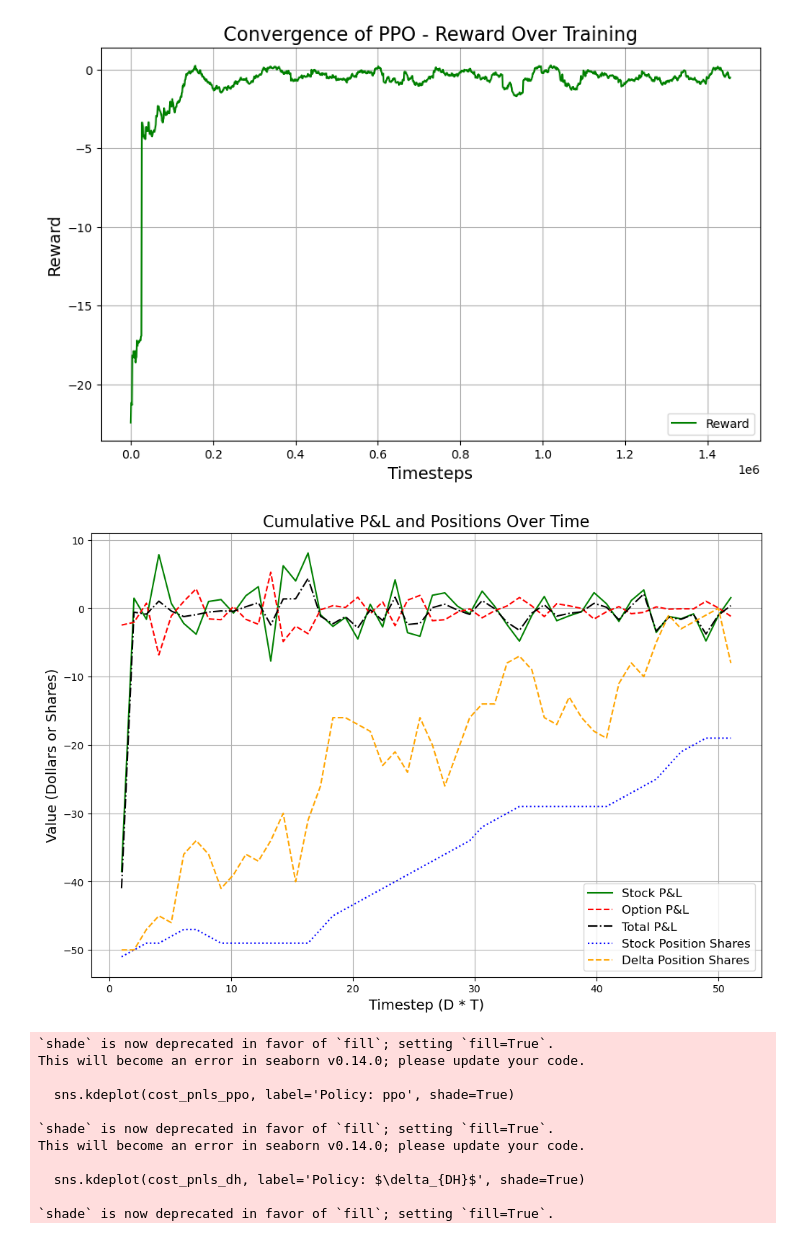
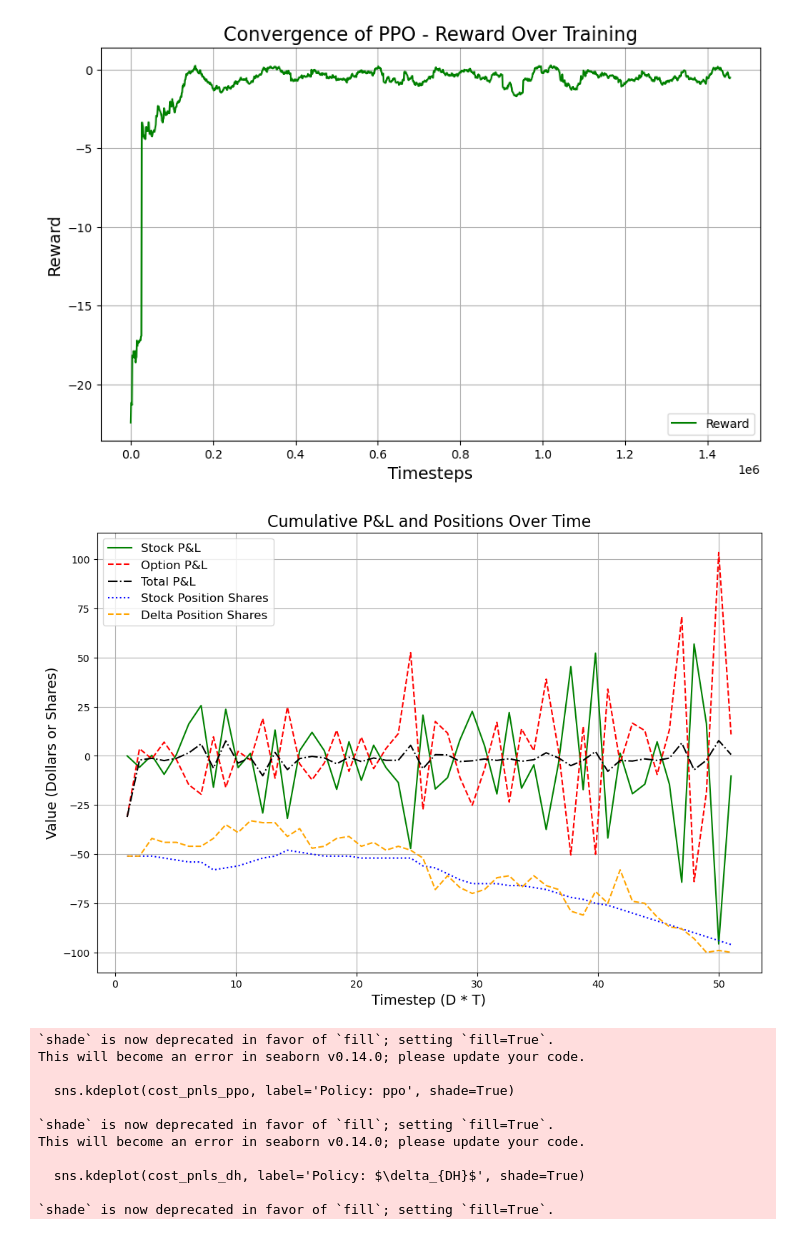
Before and after one commit to Lambulani/deepHedgingRL, a Jupyter notebook: notebooks/Deep_Hedging_PPO.ipynb, the cells around one changed output. Cells and saved outputs as stored; diff of their text form; code cells hidden in the pictures.

```diff
--- a/notebooks/Deep_Hedging_PPO.ipynb
+++ b/notebooks/Deep_Hedging_PPO.ipynb
@@ -18,7 +18,7 @@ T = 10
 num_steps = int(T/dt)
 s_0 = float(100)
 strike_price = s_0
-sigma = 0.01*dt
+sigma = 0.01
 r = 0
 
 def cost(delta_h, multiplier):
@@ -28,7 +28,7 @@ def cost(delta_h, multiplier):
 
 apm = GBM(mu=mu, dt=dt, s_0=s_0, sigma=sigma)
 opm = BSM(strike_price=strike_price, risk_free_interest_rate=r, volatility=sigma, T=T, dt=dt)
-env = env_hedging_ppo(asset_price_model=apm, dt=dt, T=T, num_steps=num_steps, cost_multiplier = 1, tick_size=0.01,
+env = env_hedging_ppo(asset_price_model=apm, dt=dt, T=T, num_steps=num_steps, cost_multiplier = 0, tick_size=0.01,
                      L=1, strike_price=strike_price, int_holdings=True, initial_holding=0, mode="PL",
                   option_price_model=opm)
 # %%
@@ -200,41 +200,41 @@ for episode in range(num_episodes):
         next_state, reward, done, info = env.step(action)
         delta_h =   next_state[0]-current_state[0]
         option_pnl = (100*(next_state[3]-current_state[3]))
-        stock_pnl = (-current_state[0]*(next_state[1] -current_state[1])-cost(delta_h, 5))
+        stock_pnl = (-current_state[0]*(next_state[1] -current_state[1])-cost(delta_h, 0))
         cum_option_pnl =+ option_pnl
         cum_stock_pnl =+ stock_pnl
-        cum_cost_pnl =+ cost(delta_h, 5)
+        cum_cost_pnl =+ cost(delta_h, 0)
 
         option_pnls.append(cum_option_pnl)
         stock_pnls.append(cum_stock_pnl)
         cost_pnls.append(cum_cost_pnl)
         total_pnl.append(cum_option_pnl+cum_stock_pnl)
         stock_pos_shares.append(-next_state[0])
         delta_pos_shares.append(delta_action)
 
         if done:
             state = env.reset()
 
     time_axis = np.linspace(1, num_steps+1, num_steps)
     plt.figure(figsize=(12, 8))
     plt.plot(time_axis, stock_pnls, label='Stock P&L', color='green', linestyle='-')
     plt.plot(time_axis, option_pnls, label='Option P&L', color='red', linestyle='--')
     #plt.plot(time_axis, cost_pnls, label='Cost P&L', color='magenta', linestyle='--')
     plt.plot(time_axis, total_pnl, label='Total P&L', color='black', linestyle='-.')
     plt.plot(time_axis, stock_pos_shares, label='Stock Position Shares', color='blue', linestyle=':')
     plt.plot(time_axis, delta_pos_shares, label='Delta Position Shares', color='orange', linestyle='--')
 
     # Add labels, title, and legend
     plt.xlabel('Timestep (D * T)', fontsize=14)
     plt.ylabel('Value (Dollars or Shares)', fontsize=14)
     plt.title('Cumulative P&L and Positions Over Time', fontsize=16)
     plt.legend(fontsize=12)
     plt.grid(True)
-    #plt.savefig("models/PPO/Cost5")
+    #plt.savefig("models/PPO/PPO_Cost0")
 
     plt.show()
 # %% [output]
-[figure, old version]
+[figure, new version]
 # %%
 from scipy.ndimage import gaussian_filter1d
 
```
Also changed, not shown: 2 other files.
